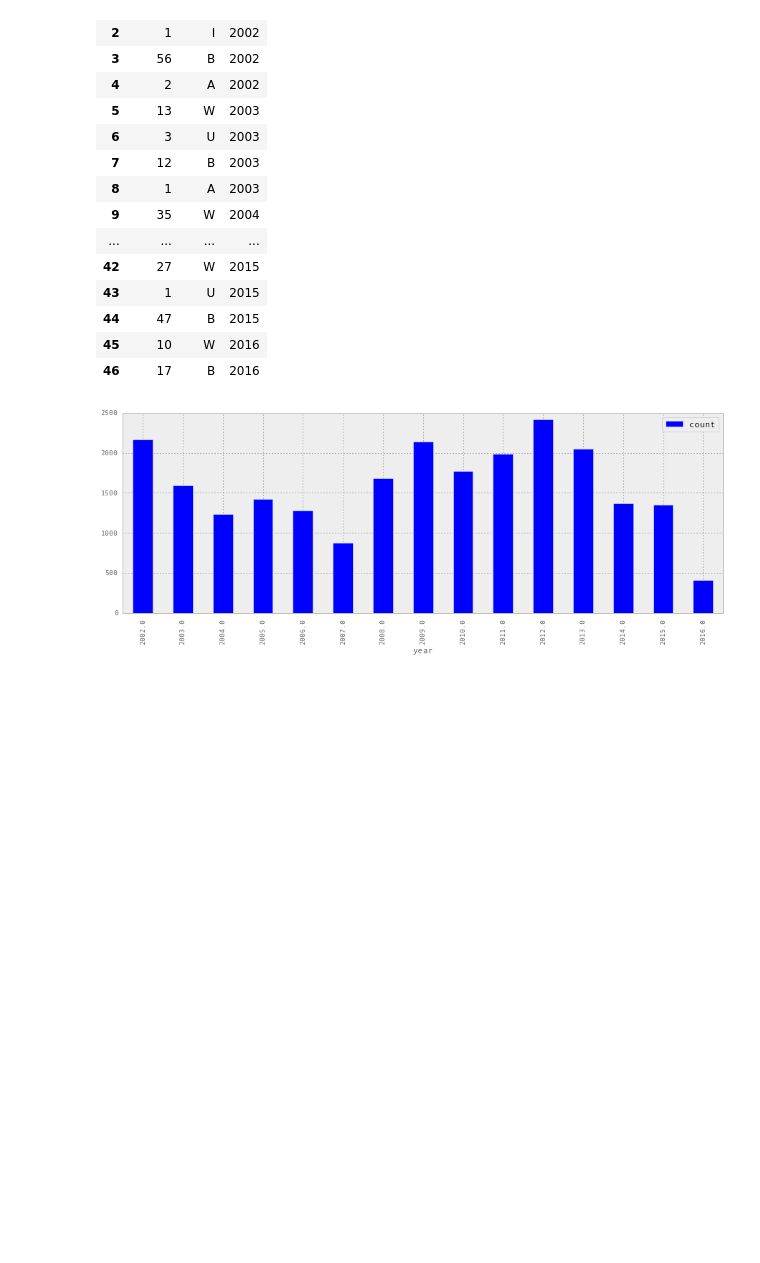
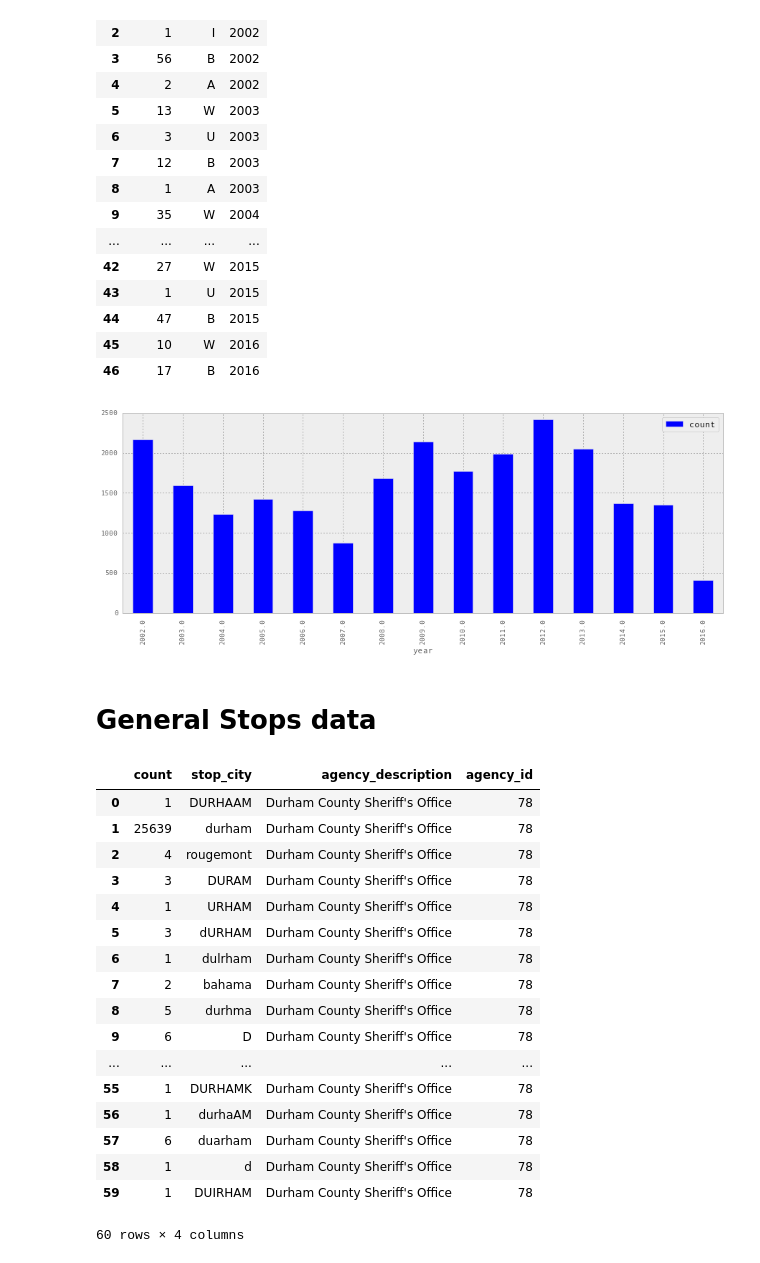
Before and after one commit to along528/insight, a Jupyter notebook: studies/nctraffic/nctraffic.ipynb, the cells around one changed output. Drawn from its saved outputs; the diff is of its cells as text; code cells hidden in the pictures; blank space fills up the shorter version.

```diff
--- a/studies/nctraffic/nctraffic.ipynb
+++ b/studies/nctraffic/nctraffic.ipynb
@@ -225,3 +225,32 @@ stops_black = stops[stops['race']=='B']\
               .set_index('year').drop(['race'],axis=1).plot(kind='Bar')
 # %% [output]
 [figure]
+# %% [markdown]
+# General Stops data
+# %%
+sql_query = """
+SELECT count(s.stop_city),s.stop_city,s.agency_description,s.agency_id FROM nc_stop s
+WHERE s.agency_id = 78
+GROUP BY s.agency_id,s.agency_description,s.stop_city
+"""
+stops_gen = pd.read_sql_query(sql_query,con)
+stops_gen
+# %% [output]
+|  | count | stop_city | agency_description | agency_id |
+| 0 | 1 | DURHAAM | Durham County Sheriff's Office | 78 |
+| 1 | 25639 | durham | Durham County Sheriff's Office | 78 |
+| 2 | 4 | rougemont | Durham County Sheriff's Office | 78 |
+| 3 | 3 | DURAM | Durham County Sheriff's Office | 78 |
+| 4 | 1 | URHAM | Durham County Sheriff's Office | 78 |
+| 5 | 3 | dURHAM | Durham County Sheriff's Office | 78 |
+| 6 | 1 | dulrham | Durham County Sheriff's Office | 78 |
+| 7 | 2 | bahama | Durham County Sheriff's Office | 78 |
+| 8 | 5 | durhma | Durham County Sheriff's Office | 78 |
+| 9 | 6 | D | Durham County Sheriff's Office | 78 |
+| ... | ... | ... | ... | ... |
+| 55 | 1 | DURHAMK | Durham County Sheriff's Office | 78 |
+| 56 | 1 | durhaAM | Durham County Sheriff's Office | 78 |
+| 57 | 6 | duarham | Durham County Sheriff's Office | 78 |
+| 58 | 1 | d | Durham County Sheriff's Office | 78 |
+| 59 | 1 | DUIRHAM | Durham County Sheriff's Office | 78 |
+60 rows × 4 columns
```
Also changed, not shown: 5 other files.
